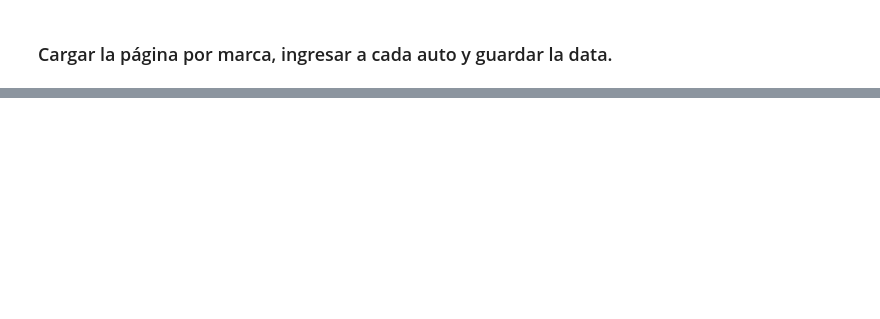
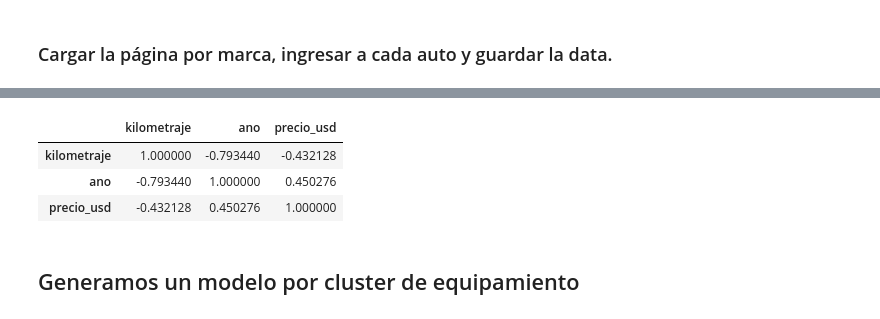
Before and after one commit to matiaschaud/de_ruedas_ws, a Jupyter notebook: dev.ipynb, the cells around one changed output, grey strips where cells are left out. Saved outputs shown, nothing was run; the diff lists cells and outputs as text; code cells hidden in the pictures; blank space fills up the shorter version.

```diff
--- a/dev.ipynb
+++ b/dev.ipynb
@@ -177,0 +273,11 @@ pd_datos_autos.to_csv('chevrolet_11062022.csv')
+# %%
+random_state = 1231
+min_col_consider = list(pd_datos_autos.columns).index('precio_usd')+1
+X = pd_datos_autos.iloc[:,min_col_consider::]
+# %%
+distortions = []
+K = range(1,10)
+for k in K:
+    kmeanModel = KMeans(n_clusters=k)
+    kmeanModel.fit(X)
+    distortions.append(kmeanModel.inertia_)
@@ -177,0 +295,5 @@ pd_datos_autos.to_csv('chevrolet_11062022.csv')
+# %%
+pd.options.display.max_columns = None
+n_clusters = 3
+# %%
+pd_datos_autos['cl_equipamiento'] = KMeans(n_clusters=n_clusters, random_state=random_state).fit_predict(X)
@@ -177,0 +327,10 @@ pd_datos_autos.to_csv('chevrolet_11062022.csv')
+# %%
+corr = pd_datos_autos[['kilometraje', 'ano', 'precio_usd']].corr()
+corr.style.background_gradient(cmap='coolwarm')
+# %% [output]
+|  | kilometraje | ano | precio_usd |
+| kilometraje | 1.000000 | -0.793440 | -0.432128 |
+| ano | -0.793440 | 1.000000 | 0.450276 |
+| precio_usd | -0.432128 | 0.450276 | 1.000000 |
+# %% [markdown]
+## Generamos un modelo por cluster de equipamiento
```
Also changed, not shown: parts of 33 cells of this notebook.
